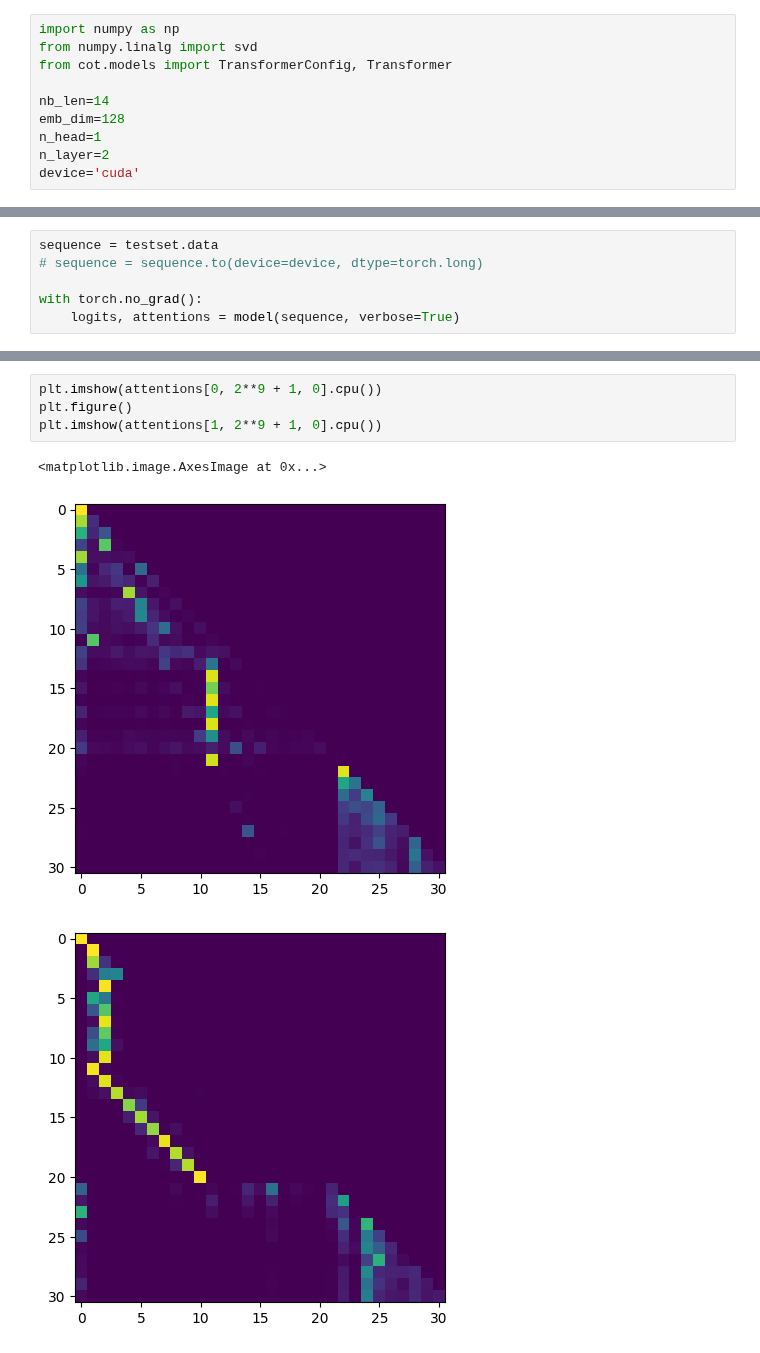
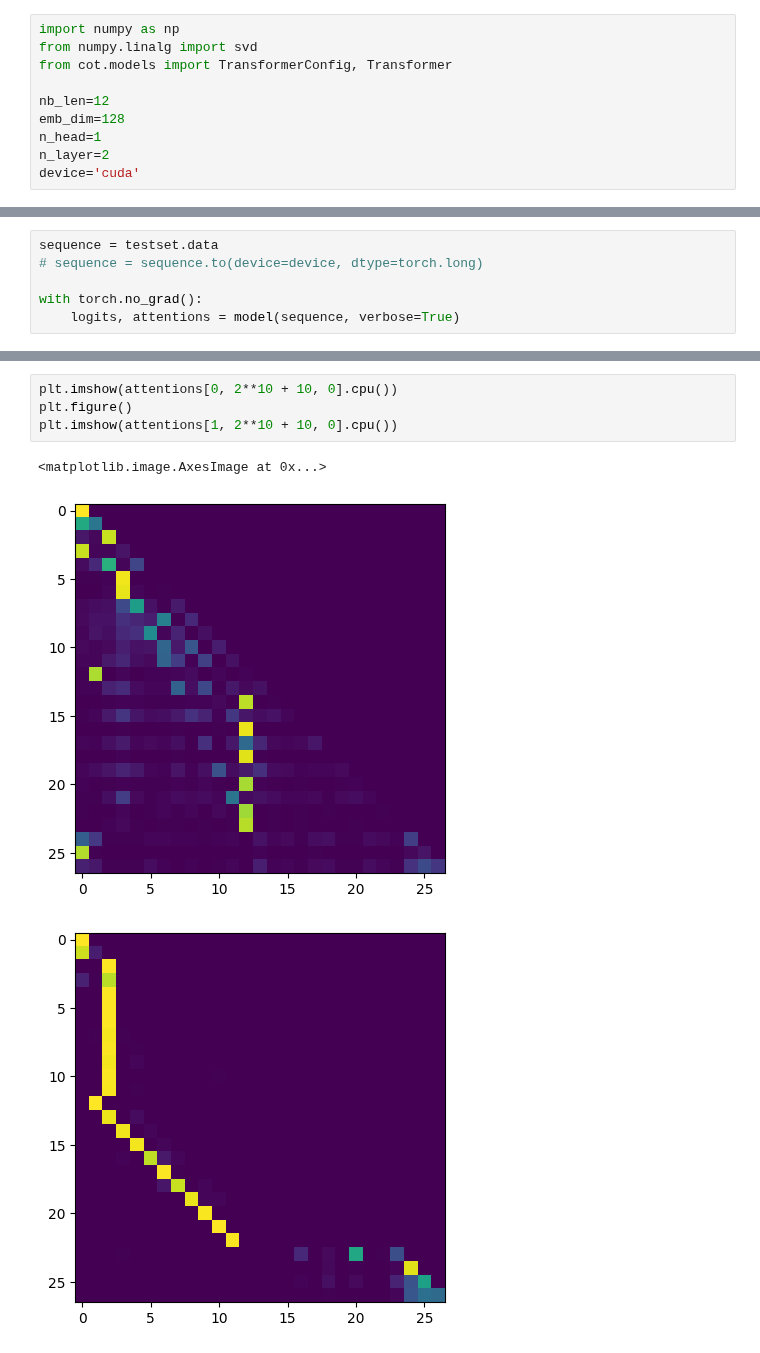
Before and after one commit to fairinternal/composable-llm, a Jupyter notebook: notebooks/scratchpad.ipynb, the cells around one changed output, grey strips where cells are left out. Drawn from its saved outputs; the diff is of its cells as text.

```diff
--- a/notebooks/scratchpad.ipynb
+++ b/notebooks/scratchpad.ipynb
@@ -78,7 +74,7 @@ import numpy as np
 from numpy.linalg import svd
 from cot.models import TransformerConfig, Transformer
 
-nb_len=14
+nb_len=12
 emb_dim=128
 n_head=1
 n_layer=2
@@ -139,8 +135,8 @@ torch.Size([16383, 31])
 # %%
-plt.imshow(attentions[0, 2**9 + 1, 0].cpu())
+plt.imshow(attentions[0, 2**10 + 10, 0].cpu())
 plt.figure()
-plt.imshow(attentions[1, 2**9 + 1, 0].cpu())
+plt.imshow(attentions[1, 2**10 + 10, 0].cpu())
 # %% [output]
 <matplotlib.image.AxesImage at 0x...>
-[figure, old version]
+[figure, new version]
-[figure, old version]
+[figure, new version]
```
Also changed, not shown: parts of 4 cells of this notebook.
